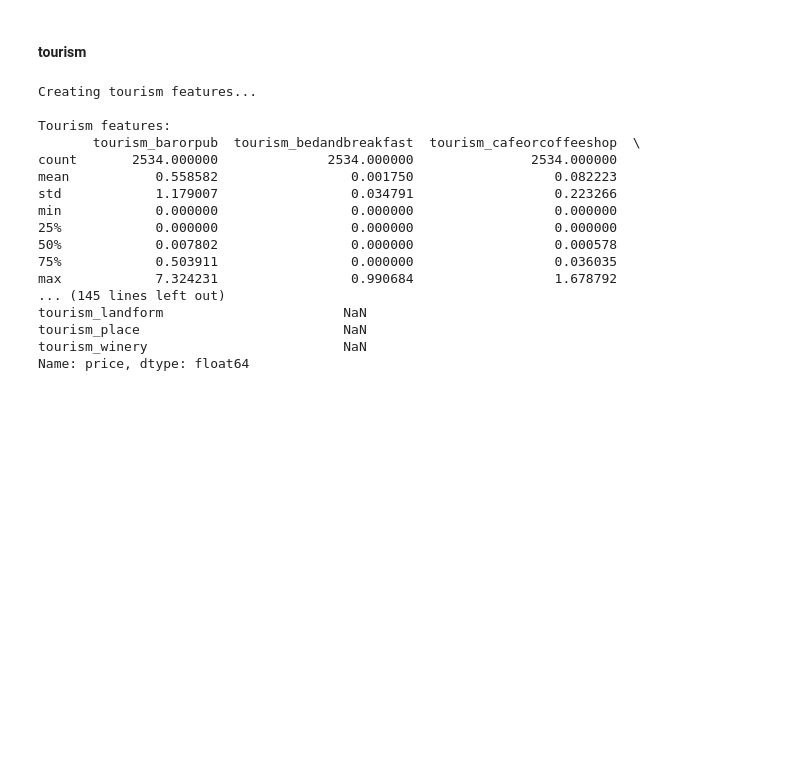
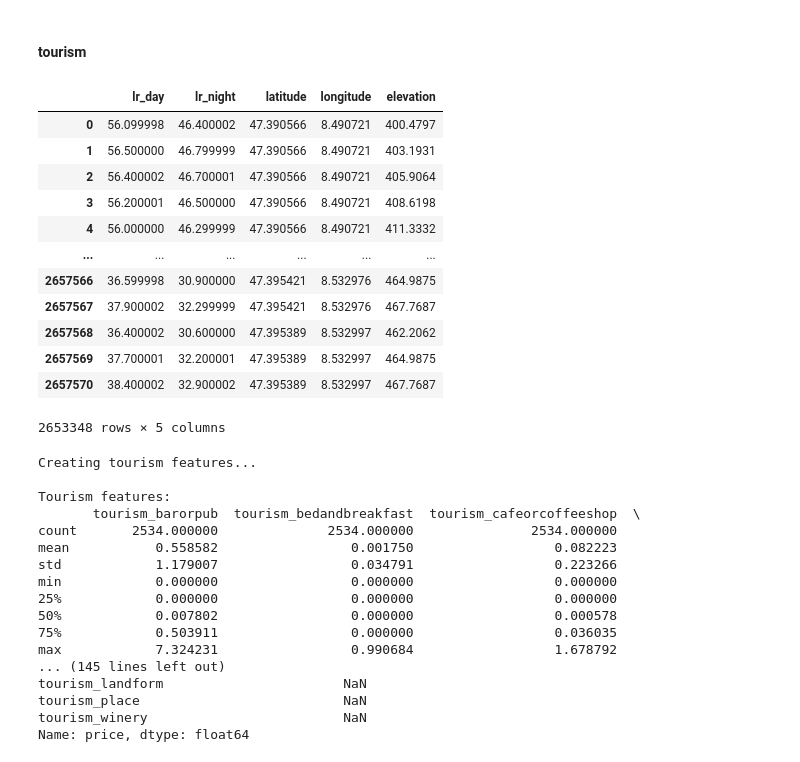
Before and after one commit to gerome-rac/DSF, a Jupyter notebook: data_analysis/airbnb.ipynb, the cells around one changed output. Cells and saved outputs as stored; diff of their text form; code cells hidden in the pictures; blank space fills up the shorter version.

```diff
--- a/data_analysis/airbnb.ipynb
+++ b/data_analysis/airbnb.ipynb
@@ -596,13 +596,11 @@ def calculate_noise_features(
     day_noise[valid_mask] = noise_data["lr_day"].values[indices[valid_mask]]
     night_noise[valid_mask] = noise_data["lr_night"].values[indices[valid_mask]]
 
-    # Calculate weights using half-life decay formula: weight = 2^(-distance/decay_distance)
-    weights = np.zeros_like(distances)
-    weights[combined_mask] = 2 ** (-distances[combined_mask] / decay_distance)
+
 
     # Calculate weighted sums
-    listings["noise_day"] = np.sum(day_noise * weights, axis=1)
-    listings["noise_night"] = np.sum(night_noise * weights, axis=1)
+    listings["noise_day"] = np.mean(day_noise - 20 * np.log10(distances), axis=1)
+    listings["noise_night"] = np.mean(night_noise - 20 * np.log10(distances), axis=1)
 
     # Add count of points used (optional - remove if memory is still an issue)
     listings["noise_points_within_radius"] = np.sum(combined_mask, axis=1)
@@ -695,9 +693,9 @@ try:
     listings_with_noise = calculate_noise_features(
         listings=listings_processed,
         noise_data=noise_data,
-        max_distance=1,
+        max_distance=20,
         decay_distance=0.01,
-        k=10000,
+        k=1000000,
     )
 
     # Show new features
@@ -742,0 +792,11 @@ Name: price, dtype: float64
+# %%
+list= []
+for i in range(101,1010,10):
+    listings_with_noise = calculate_noise_features(
+            listings=listings_processed,
+            noise_data=noise_data,
+            max_distance=20,
+            decay_distance=0.01,
+            k=i,
+        )
+    list.append(listings_with_noise["price"].corr(listings_with_noise["noise_day"]))
@@ -743,5 +824,21 @@ Name: price, dtype: float64
 # %% [markdown]
 #### tourism
+# %%
+noise_data
+# %% [output]
+|  | lr_day | lr_night | latitude | longitude | elevation |
+| 0 | 56.099998 | 46.400002 | 47.390566 | 8.490721 | 400.4797 |
+| 1 | 56.500000 | 46.799999 | 47.390566 | 8.490721 | 403.1931 |
+| 2 | 56.400002 | 46.700001 | 47.390566 | 8.490721 | 405.9064 |
+| 3 | 56.200001 | 46.500000 | 47.390566 | 8.490721 | 408.6198 |
+| 4 | 56.000000 | 46.299999 | 47.390566 | 8.490721 | 411.3332 |
+| ... | ... | ... | ... | ... | ... |
+| 2657566 | 36.599998 | 30.900000 | 47.395421 | 8.532976 | 464.9875 |
+| 2657567 | 37.900002 | 32.299999 | 47.395421 | 8.532976 | 467.7687 |
+| 2657568 | 36.400002 | 30.600000 | 47.395389 | 8.532997 | 462.2062 |
+| 2657569 | 37.700001 | 32.200001 | 47.395389 | 8.532997 | 464.9875 |
+| 2657570 | 38.400002 | 32.900002 | 47.395389 | 8.532997 | 467.7687 |
+2653348 rows × 5 columns
 # %%
 try:
     print("Creating tourism features...")
```
Also changed, not shown: parts of 11 cells of this notebook, 6 other files.
